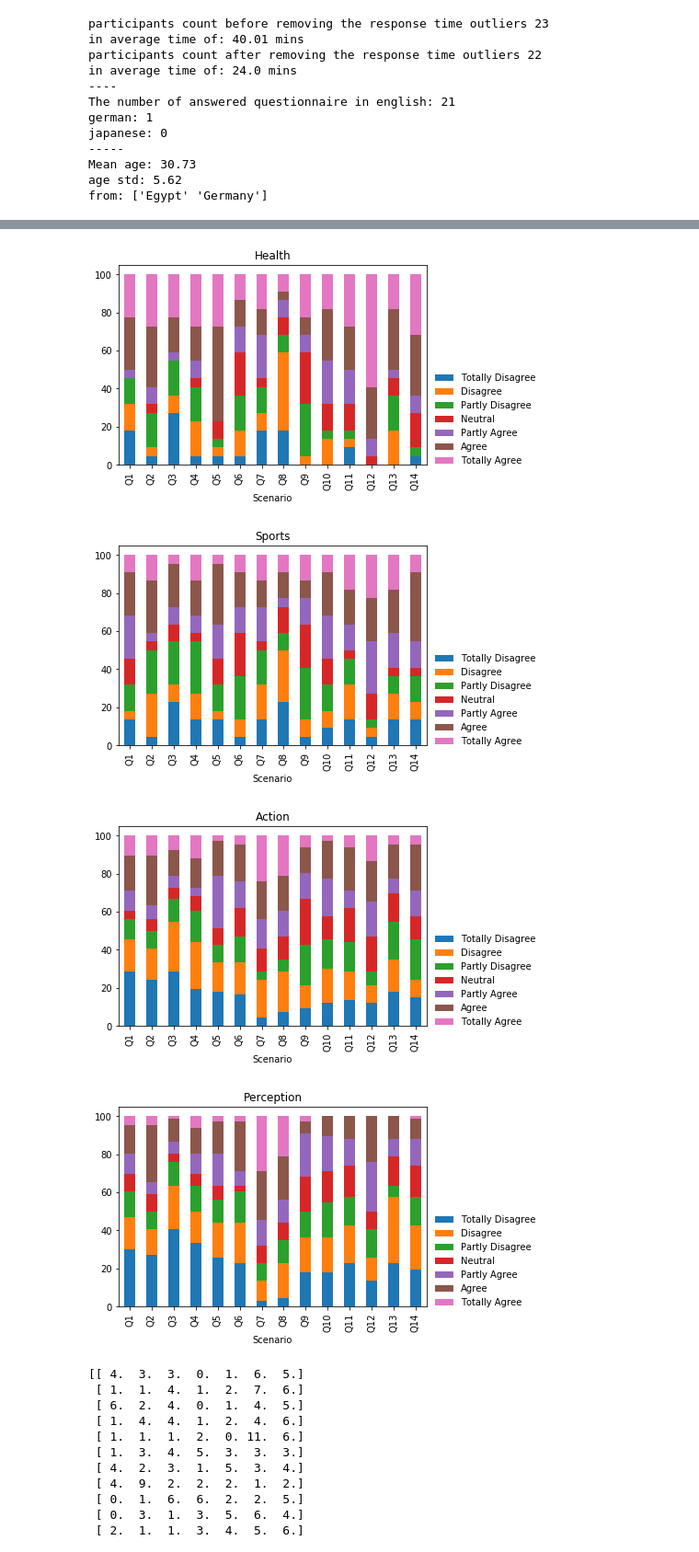
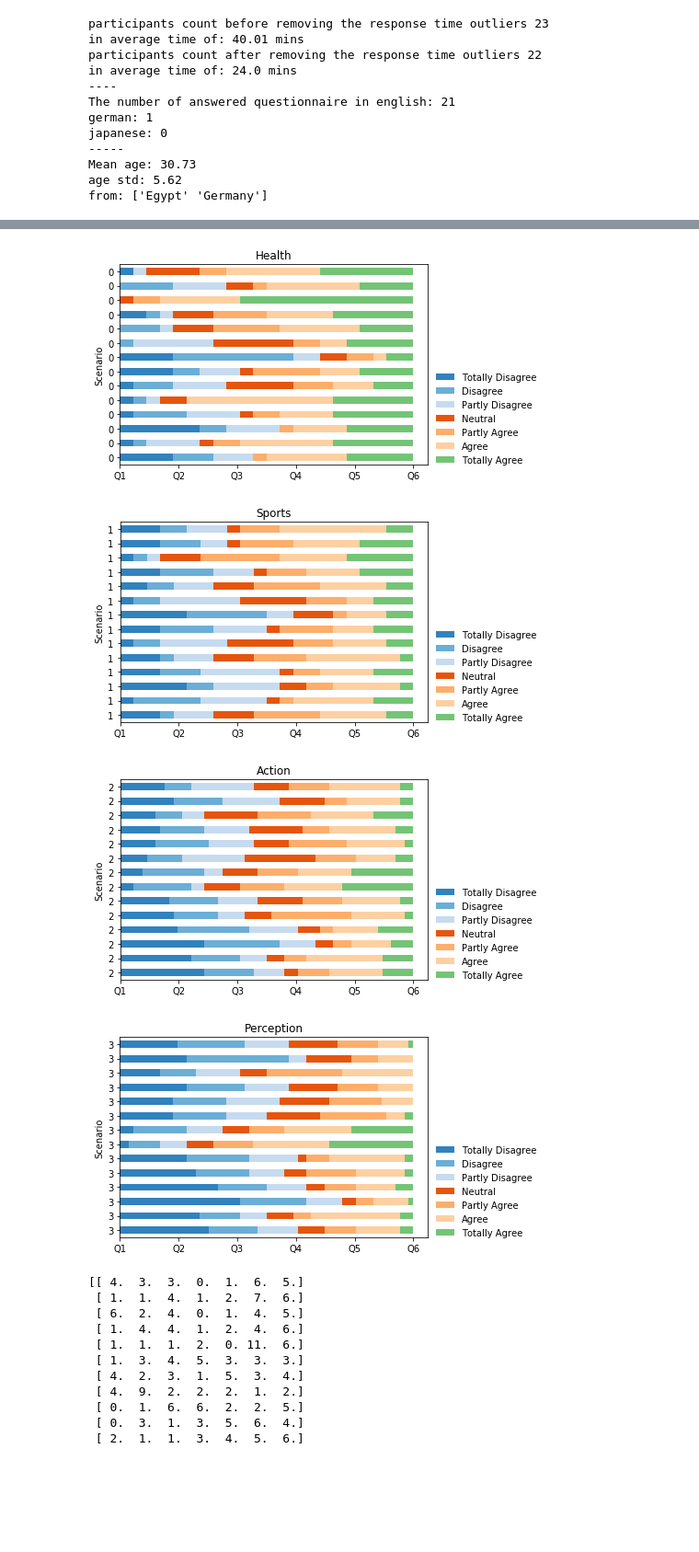
Before and after one commit to SarahFaltaous/EMS_Questionnaire, a Jupyter notebook: primary_anaylsis.ipynb, the cells around one changed output, grey strips where cells are left out. Shown at 92% size. Drawn from its saved outputs; the diff is of its cells as text; code cells hidden in the pictures; blank space fills up the shorter version.

```diff
--- a/primary_anaylsis.ipynb
+++ b/primary_anaylsis.ipynb
@@ -134,11 +134,18 @@ print(df.index)
 groups = df_hci_grouped.groupby(df_hci_grouped.index)
 scenarios = ['Health', 'Sports', 'HCI']
 for (frameno, frame) in groups:
- f= frame.plot(kind='bar', stacked= True)
+ colors = plt.cm.tab20c(np.linspace(0, 1, 14))
+ f= frame.plot(kind='barh', stacked= True, color= colors)
  plt.legend(loc='upper left', frameon=False , bbox_to_anchor=(1.0, 0.5))
  f.set_title(scenarios[frameno])
  question_labels = ['Q1','Q2','Q3','Q4','Q5','Q6','Q7','Q8','Q9','Q10','Q11','Q12','Q13','Q14']
- f.set_xticklabels(question_labels)
+ f.set_yticklabels(question_labels)
+ f.xaxis.set_visible(False)
+ condition_name = scenarios[frameno]
+ plot_name = "%i.png" %frameno
+ plt.savefig(plot_name, format='png')
+
+
 plt.show()
 # %% [output]
 Int64Index([ 2,  7,  9, 11, 13, 14, 16, 20, 21, 22, 24, 26, 30, 33, 36, 38, 39,
@@ -150,31 +157,34 @@ Int64Index([ 2,  7,  9, 11, 13, 14, 16, 20, 21, 22, 24, 26, 30, 33, 36, 38, 39,
 # %%
 #------------Plotting the data -----------
 # the health vs sports vs action vs Perception
 # finding the percetnage of each answer in each question
 for title_index in range(4): # the number of columns either 8,4,3
     for number  in range (14):
         group_result[title_index,number]= (group_result[title_index,number]*100)/group_result[title_index,number].sum()
 
 df_group_result = pd.DataFrame([list(l) for l in group_result]).stack().apply(pd.Series).reset_index(1, drop=True)
 df_group_result.index.name = 'Scenario'
 df_group_result.columns = ['Totally Disagree','Disagree','Partly Disagree','Neutral','Partly Agree','Agree','Totally Agree' ]
 
 
 # divide the different scenarios in pd
 four_groups = df_group_result.groupby(df_group_result.index)
 scenarios = ['Health', 'Sports', 'Action', 'Perception'] # order mapped from counting the scale
 for (frameno, frame) in four_groups:
- f= frame.plot(kind='bar', stacked= True)
+ colors = plt.cm.tab20c(np.linspace(0, 1, 14))
+ f= frame.plot(kind='barh', stacked= True, color= colors)
  plt.legend(loc='upper left', frameon=False , bbox_to_anchor=(1.0, 0.5))
  f.set_title(scenarios[frameno])
  question_labels = ['Q1','Q2','Q3','Q4','Q5','Q6','Q7','Q8','Q9','Q10','Q11','Q12','Q13','Q14']
  f.set_xticklabels(question_labels)
+ plot_name = "%frameno_more detailed.png" %frameno
+ plt.savefig(plot_name, format='png')
 plt.show()
 # %% [output]
-[figure, old version]
+[figure, new version]
-[figure, old version]
+[figure, new version]
-[figure, old version]
+[figure, new version]
-[figure, old version]
+[figure, new version]
 # %%
 #-----------------------------------------------------------------------------------
 # %% [output]
```
Also changed, not shown: parts of 1 cell of this notebook, 3 other files.
